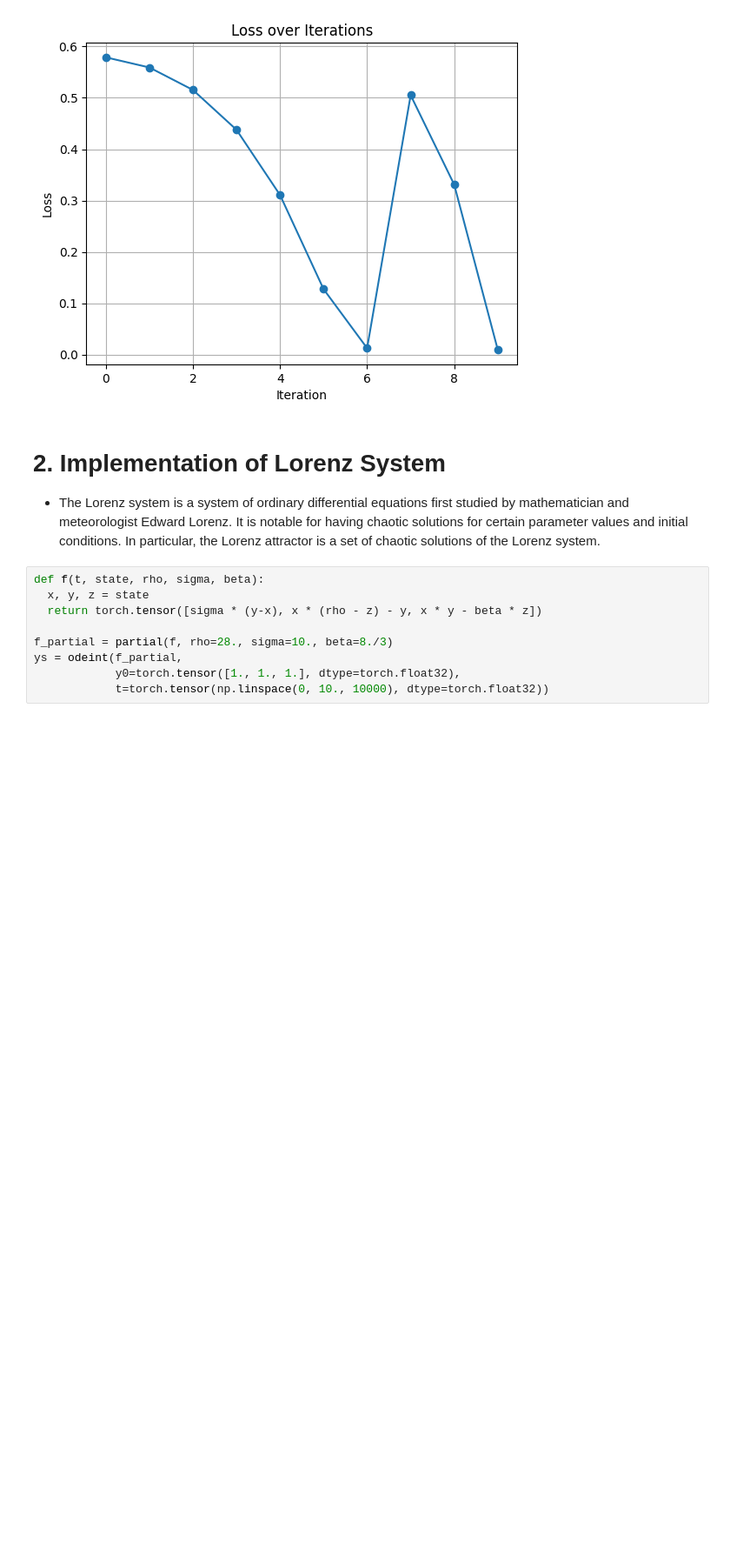
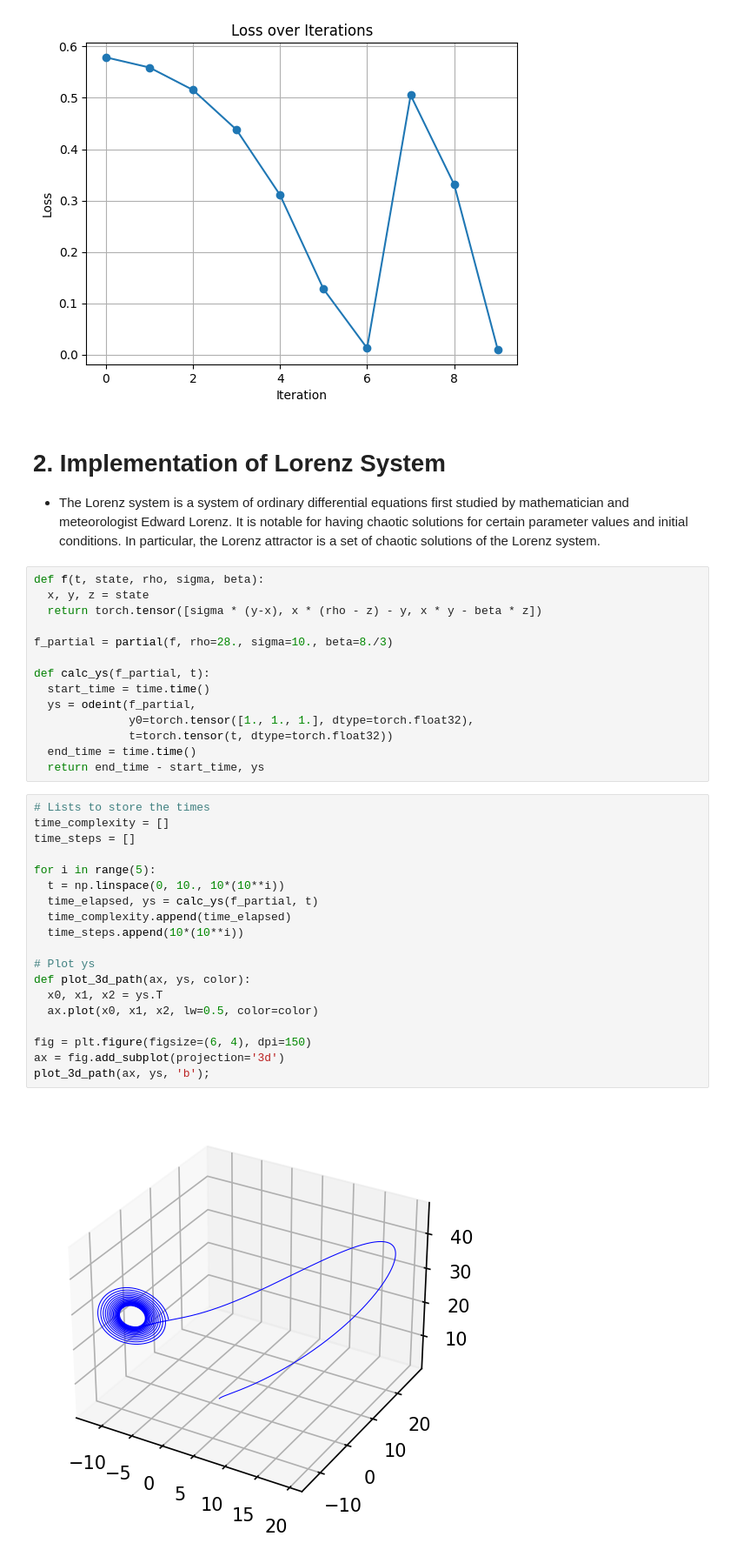
Before and after one commit to brahma2024/Deep-Implicit-Layers, a Jupyter notebook: Ch2_2_ImplicitFunc+AutoDiff.ipynb, the cells around one changed output. Shown at 87% size. Cells and saved outputs as stored; diff of their text form; blank space fills up the shorter version.

```diff
--- a/Ch2_2_ImplicitFunc+AutoDiff.ipynb
+++ b/Ch2_2_ImplicitFunc+AutoDiff.ipynb
@@ -200,6 +203,32 @@ def f(t, state, rho, sigma, beta):
   return torch.tensor([sigma * (y-x), x * (rho - z) - y, x * y - beta * z])
 
 f_partial = partial(f, rho=28., sigma=10., beta=8./3)
-ys = odeint(f_partial,
-            y0=torch.tensor([1., 1., 1.], dtype=torch.float32),
-            t=torch.tensor(np.linspace(0, 10., 10000), dtype=torch.float32))
+
+def calc_ys(f_partial, t):
+  start_time = time.time()
+  ys = odeint(f_partial,
+              y0=torch.tensor([1., 1., 1.], dtype=torch.float32),
+              t=torch.tensor(t, dtype=torch.float32))
+  end_time = time.time()
+  return end_time - start_time, ys
+# %%
+# Lists to store the times
+time_complexity = []
+time_steps = []
+
+for i in range(5):
+  t = np.linspace(0, 10., 10*(10**i))
+  time_elapsed, ys = calc_ys(f_partial, t)
+  time_complexity.append(time_elapsed)
+  time_steps.append(10*(10**i))
+
+# Plot ys
+def plot_3d_path(ax, ys, color):
+  x0, x1, x2 = ys.T
+  ax.plot(x0, x1, x2, lw=0.5, color=color)
+
+fig = plt.figure(figsize=(6, 4), dpi=150)
+ax = fig.add_subplot(projection='3d')
+plot_3d_path(ax, ys, 'b');
+# %% [output]
+[figure, added]
```
Also changed, not shown: parts of 9 cells of this notebook.
